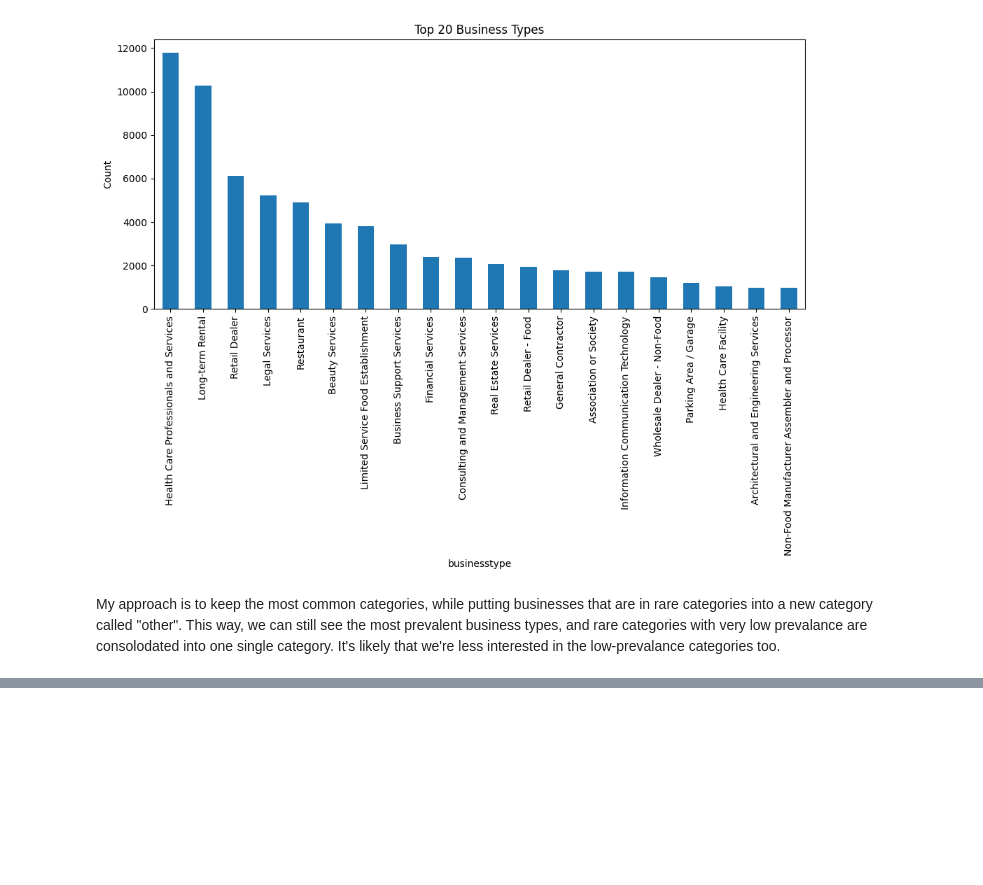
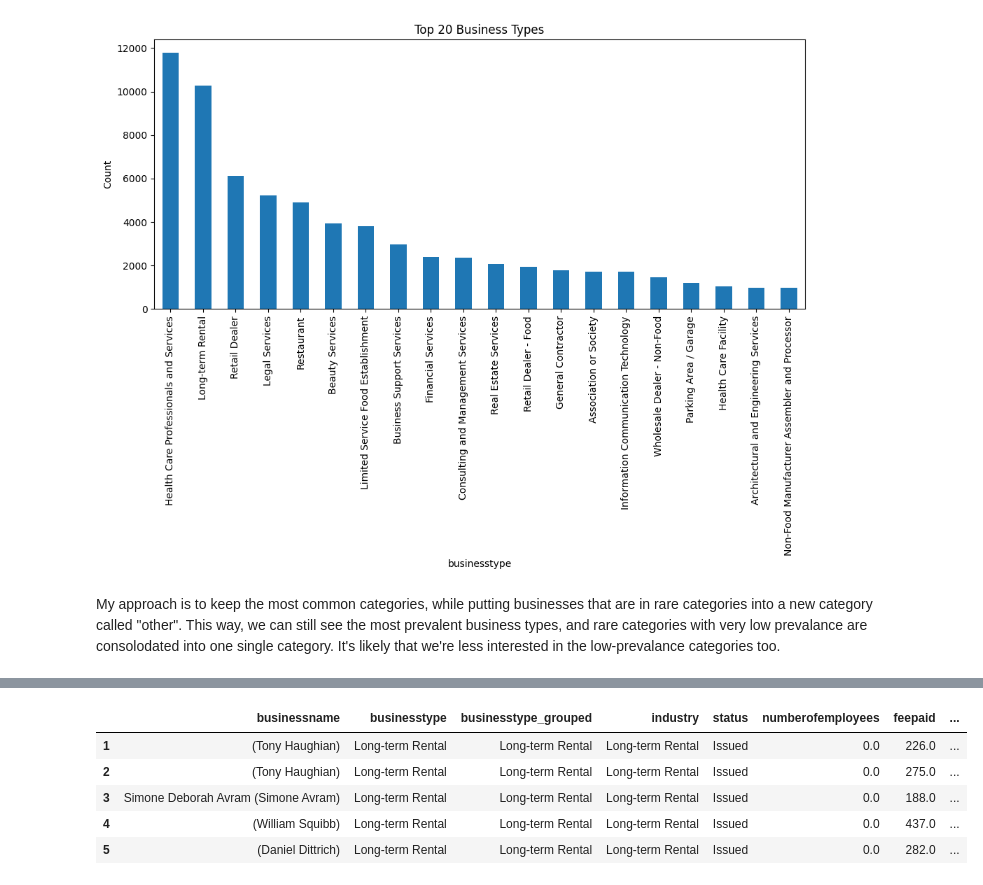
Before and after one commit to zlwym/Assignment03, a Jupyter notebook: iat461_a3_zoemann_301452821.ipynb, the cells around one changed output, grey strips where cells are left out. Saved outputs shown, nothing was run; the diff lists cells and outputs as text; code cells hidden in the pictures; blank space fills up the shorter version.

```diff
--- a/iat461_a3_zoemann_301452821.ipynb
+++ b/iat461_a3_zoemann_301452821.ipynb
@@ -234,0 +239,8 @@ dtype: int64
+# %%
+issued["industry"] = issued.apply(
+    lambda row:
+    f"{row["businesstype"]} - {row["businesssubtype"]}"
+    if pd.notna(row["businesssubtype"])
+    else row["businesstype"],
+  axis=1
+)
@@ -234,0 +251,15 @@ dtype: int64
+# %%
+keep = [
+    "businessname",
+    "businesstype",
+    "businesstype_grouped",
+    "industry",
+    "status",
+    "numberofemployees",
+    "feepaid",
+    "localarea",
+    "postalcode",
+    "geometry"
+]
+
+issued = issued[keep]
@@ -234,0 +286,9 @@ dtype: int64
+# %%
+issued.head()
+# %% [output]
+|  | businessname | businesstype | businesstype_grouped | industry | status | numberofemployees | feepaid | ... |
+| 1 | (Tony Haughian) | Long-term Rental | Long-term Rental | Long-term Rental | Issued | 0.0 | 226.0 | ... |
+| 2 | (Tony Haughian) | Long-term Rental | Long-term Rental | Long-term Rental | Issued | 0.0 | 275.0 | ... |
+| 3 | Simone Deborah Avram (Simone Avram) | Long-term Rental | Long-term Rental | Long-term Rental | Issued | 0.0 | 188.0 | ... |
+| 4 | (William Squibb) | Long-term Rental | Long-term Rental | Long-term Rental | Issued | 0.0 | 437.0 | ... |
+| 5 | (Daniel Dittrich) | Long-term Rental | Long-term Rental | Long-term Rental | Issued | 0.0 | 282.0 | ... |
```
Also changed, not shown: parts of 9 cells of this notebook.
